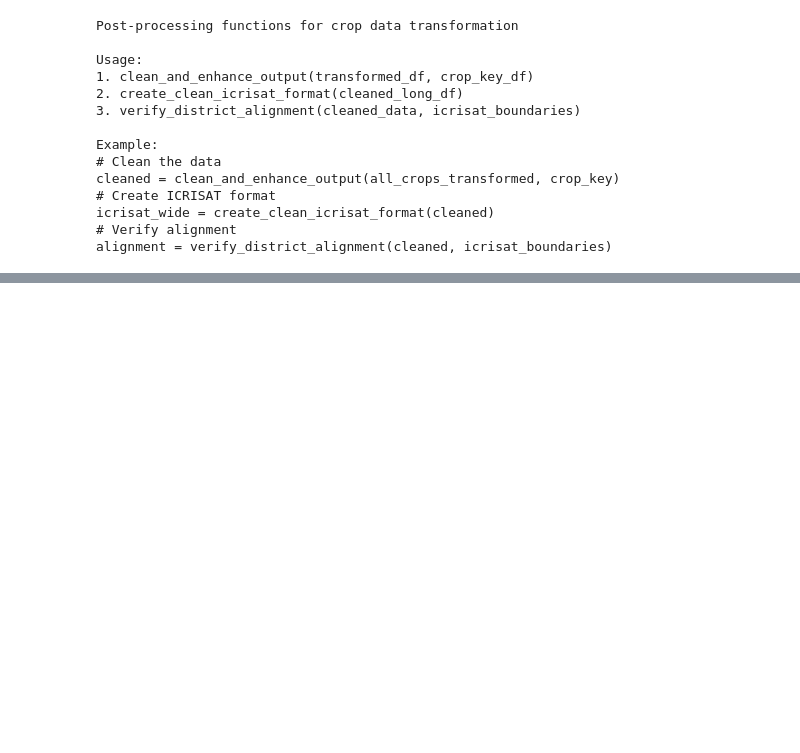
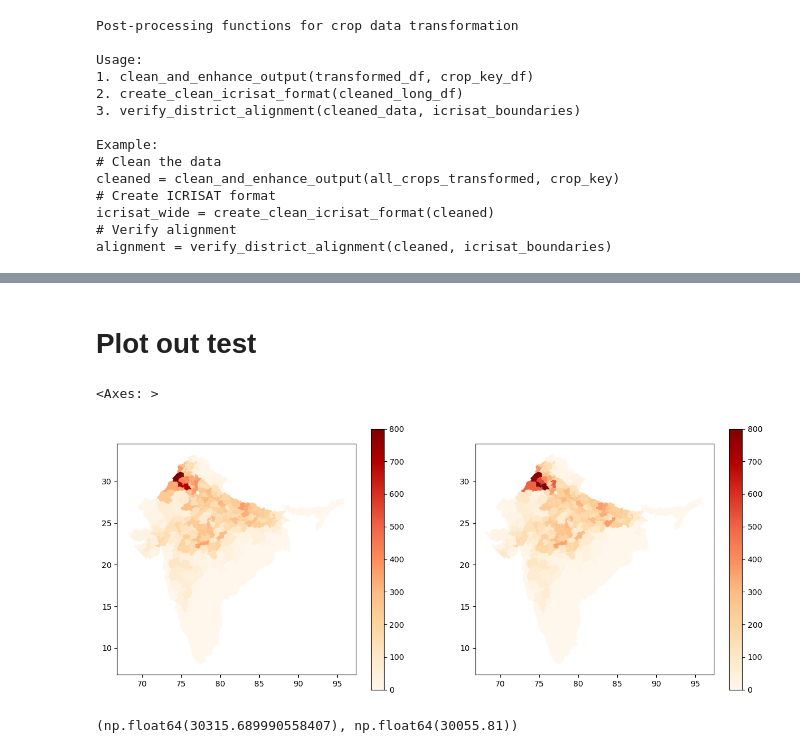
Before and after one commit to michaelmfoley/india_hybrid_methodology, a Jupyter notebook: mike/icrisat_and_hybrid/icrisat_weighting.ipynb, the cells around one changed output, grey strips where cells are left out. Saved outputs shown, nothing was run; the diff lists cells and outputs as text; code cells hidden in the pictures; blank space fills up the shorter version.

Commit message:
Add in test to evaluate performance of IPF

```diff
--- a/mike/icrisat_and_hybrid/icrisat_weighting.ipynb
+++ b/mike/icrisat_and_hybrid/icrisat_weighting.ipynb
@@ -1108,0 +1166,20 @@ NameError: name 'all_crops_transformed' is not defined
+# %% [markdown]
+# Plot out test
+# %%
+icri = icri.rename(columns={'Name_12': 'name', 'NAME_1' : 'State Name'})
+icri.loc[icri['State Name']== "Uttaranchal", "State Name"] = "Uttar Pradesh"
+merged_icri_weighted = gpd.GeoDataFrame(icri.merge(clean_icrisat_wide, how="left", on=['name']))
+# %%
+fig, ax = plt.subplots(1, 2, figsize=(15, 6))
+weighted_2016 = merged_icri_weighted[merged_icri_weighted['Year'] == 2017]
+icri_2016 = merged_icri[merged_icri['Year'] == 2017]
+
+weighted_2016.plot(ax = ax[0], column='WHEAT AREA (1000 ha)', cmap='OrRd', legend=True, figsize=(10, 6), vmin=0, vmax=800)
+icri_2016.plot(ax = ax[1], column='WHEAT AREA (1000 ha)', cmap='OrRd', legend=True, figsize=(10, 6), vmin=0, vmax=800)
+# %% [output]
+<Axes: >
+[figure, added]
+# %%
+weighted_2016['WHEAT AREA (1000 ha)'].sum(), icri_2016['WHEAT AREA (1000 ha)'].sum()
+# %% [output]
+(np.float64(30315.689990558407), np.float64(30055.81))
```
Also changed, not shown: parts of 6 cells of this notebook.
